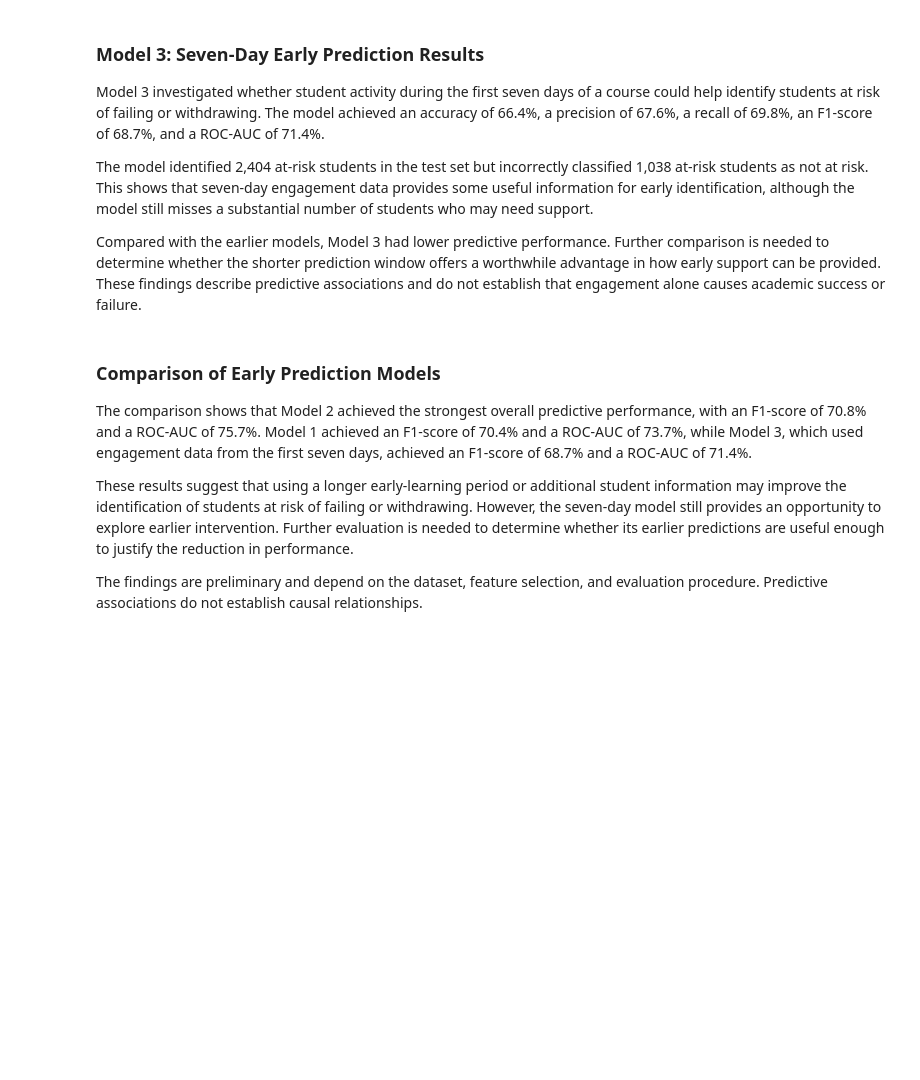
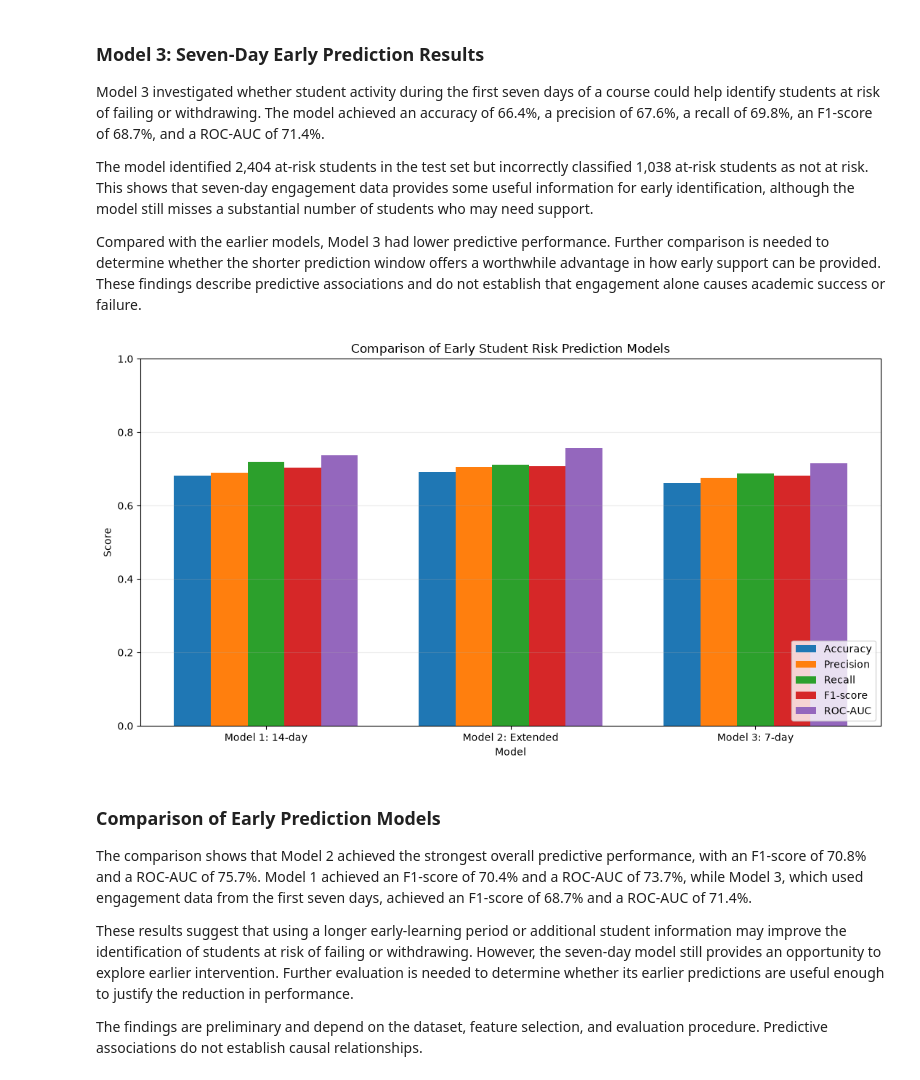
Before and after one commit to AungBhonePyae00/educational-data-mining, a Jupyter notebook: notebooks/03_risk_prediction.ipynb, the cells around one changed output. Saved outputs shown, nothing was run; the diff lists cells and outputs as text; code cells hidden in the pictures; blank space fills up the shorter version.

Commit message:
Add research figures and update notebooks

```diff
--- a/notebooks/03_risk_prediction.ipynb
+++ b/notebooks/03_risk_prediction.ipynb
@@ -855,67 +1171,61 @@ The model identified 2,404 at-risk students in the test set but incorrectly clas
 Compared with the earlier models, Model 3 had lower predictive performance. Further comparison is needed to determine whether the shorter prediction window offers a worthwhile advantage in how early support can be provided. These findings describe predictive associations and do not establish that engagement alone causes academic success or failure.
 # %%
 
+
 import matplotlib.pyplot as plt
+from pathlib import Path
 import numpy as np
 
-# Compare the three models
-models = [
-    "Model 1: 14-day",
-    "Model 2: Extended",
-    "Model 3: 7-day"
-]
+# Model evaluation results
+models = ["Model 1: 14-day", "Model 2: Extended", "Model 3: 7-day"]
 
 metrics = {
-    "Accuracy": [
-        model_1_results["accuracy"],
-        model_2_results["accuracy"],
-        model_3_results["accuracy"]
-    ],
-    "Precision": [
-        model_1_results["precision"],
-        model_2_results["precision"],
-        model_3_results["precision"]
-    ],
-    "Recall": [
-        model_1_results["recall"],
-        model_2_results["recall"],
-        model_3_results["recall"]
-    ],
-    "F1-score": [
-        model_1_results["f1"],
-        model_2_results["f1"],
-        model_3_results["f1"]
-    ],
-    "ROC-AUC": [
-        model_1_results["roc_auc"],
-        model_2_results["roc_auc"],
-        model_3_results["roc_auc"]
-    ]
+    "Accuracy": [0.682, 0.692474, 0.662649],
+    "Precision": [0.689, 0.705607, 0.675527],
+    "Recall": [0.720, 0.711006, 0.688052],
+    "F1-score": [0.704, 0.708297, 0.681732],
+    "ROC-AUC": [0.737, 0.756800, 0.714607],
 }
 
+# Create grouped bar chart
 x = np.arange(len(models))
-width = 0.15
+bar_width = 0.15
 
-fig, ax = plt.subplots(figsize=(12, 6))
+fig, ax = plt.subplots(figsize=(11, 6))
 
-for i, (metric, values) in enumerate(metrics.items()):
+for i, (metric, scores) in enumerate(metrics.items()):
     ax.bar(
-        x + (i - 2) * width,
-        values,
-        width,
+        x + (i - 2) * bar_width,
+        scores,
+        bar_width,
         label=metric
     )
 
+ax.set_xlabel("Model")
 ax.set_ylabel("Score")
 ax.set_title("Comparison of Early Student Risk Prediction Models")
 ax.set_xticks(x)
 ax.set_xticklabels(models)
 ax.set_ylim(0, 1)
 ax.legend(loc="lower right")
-ax.grid(axis="y", alpha=0.3)
+ax.grid(axis="y", alpha=0.25)
 
-plt.tight_layout()
+fig.tight_layout()
+
+# Save figure
+output_dir = Path("../report/results/figures")
+output_dir.mkdir(parents=True, exist_ok=True)
+
+fig.savefig(
+    output_dir / "model_performance_comparison.png",
+    dpi=300,
+    bbox_inches="tight"
+)
+
 plt.show()
+plt.close(fig)
+# %% [output]
+[figure, added]
 # %% [markdown]
 ### Comparison of Early Prediction Models
 
```
Also changed, not shown: parts of 89 cells of this notebook, 2 other files.
